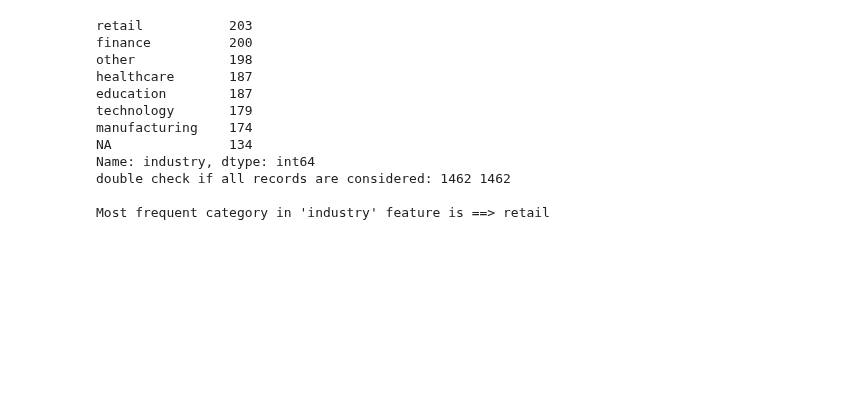
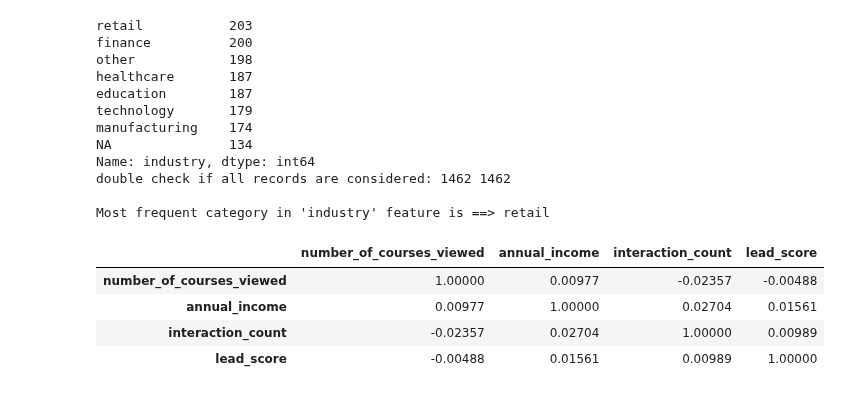
Before and after one commit to srikaldata/ml-zoomcamp-2025, a Jupyter notebook: 03-classification/03-classification-homework.ipynb, the cells around one changed output. Cells and saved outputs as stored; diff of their text form; code cells hidden in the pictures; blank space fills up the shorter version.

```diff
--- a/03-classification/03-classification-homework.ipynb
+++ b/03-classification/03-classification-homework.ipynb
@@ -201,3 +220,13 @@ Name: industry, dtype: int64
 double check if all records are considered: 1462 1462
 
 Most frequent category in 'industry' feature is ==> retail
+# %%
+# QUESTION 2
+# correlation matrices between various numerical features
+round(cls_df[['number_of_courses_viewed', 'annual_income', 'interaction_count', 'lead_score']].corr(), 5)
+# %% [output]
+|  | number_of_courses_viewed | annual_income | interaction_count | lead_score |
+| number_of_courses_viewed | 1.00000 | 0.00977 | -0.02357 | -0.00488 |
+| annual_income | 0.00977 | 1.00000 | 0.02704 | 0.01561 |
+| interaction_count | -0.02357 | 0.02704 | 1.00000 | 0.00989 |
+| lead_score | -0.00488 | 0.01561 | 0.00989 | 1.00000 |
```
Also changed, not shown: parts of 5 cells of this notebook.
